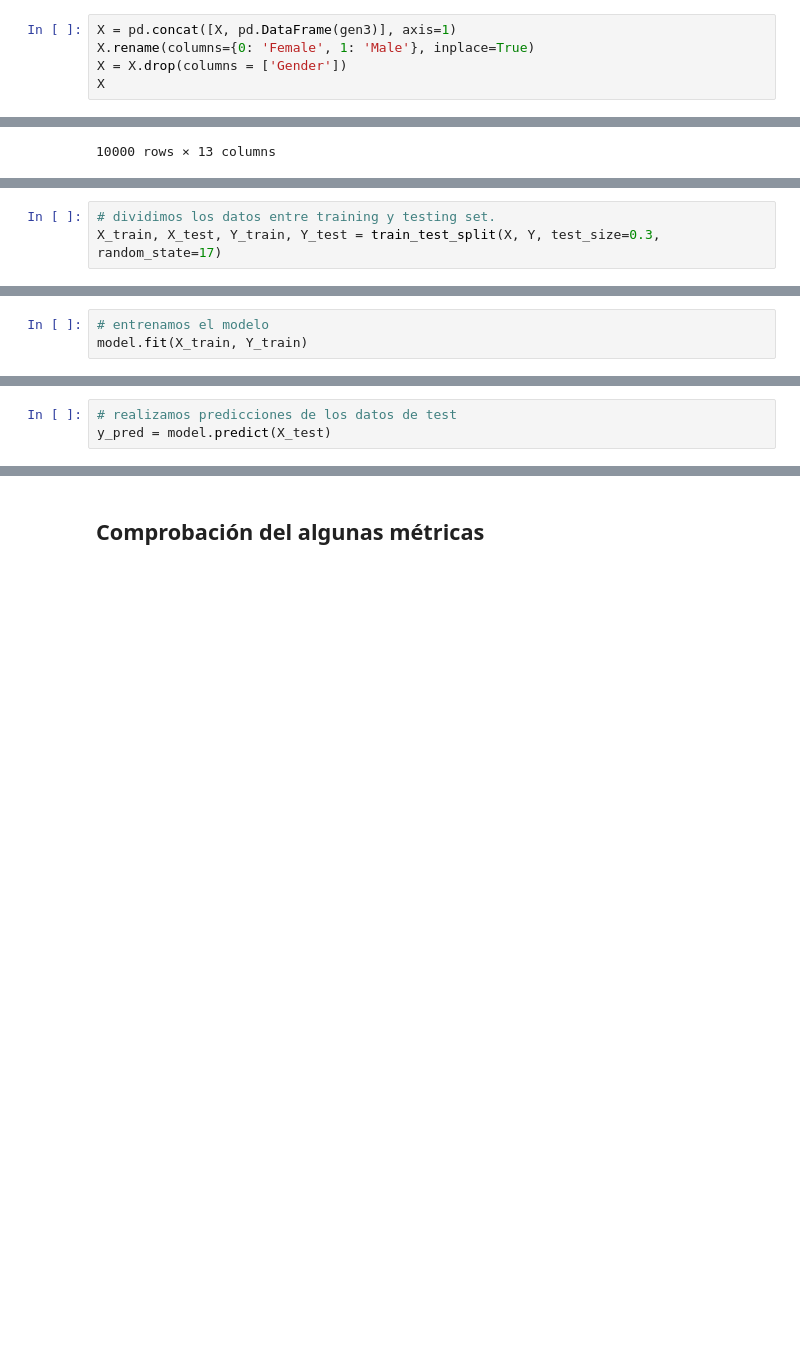
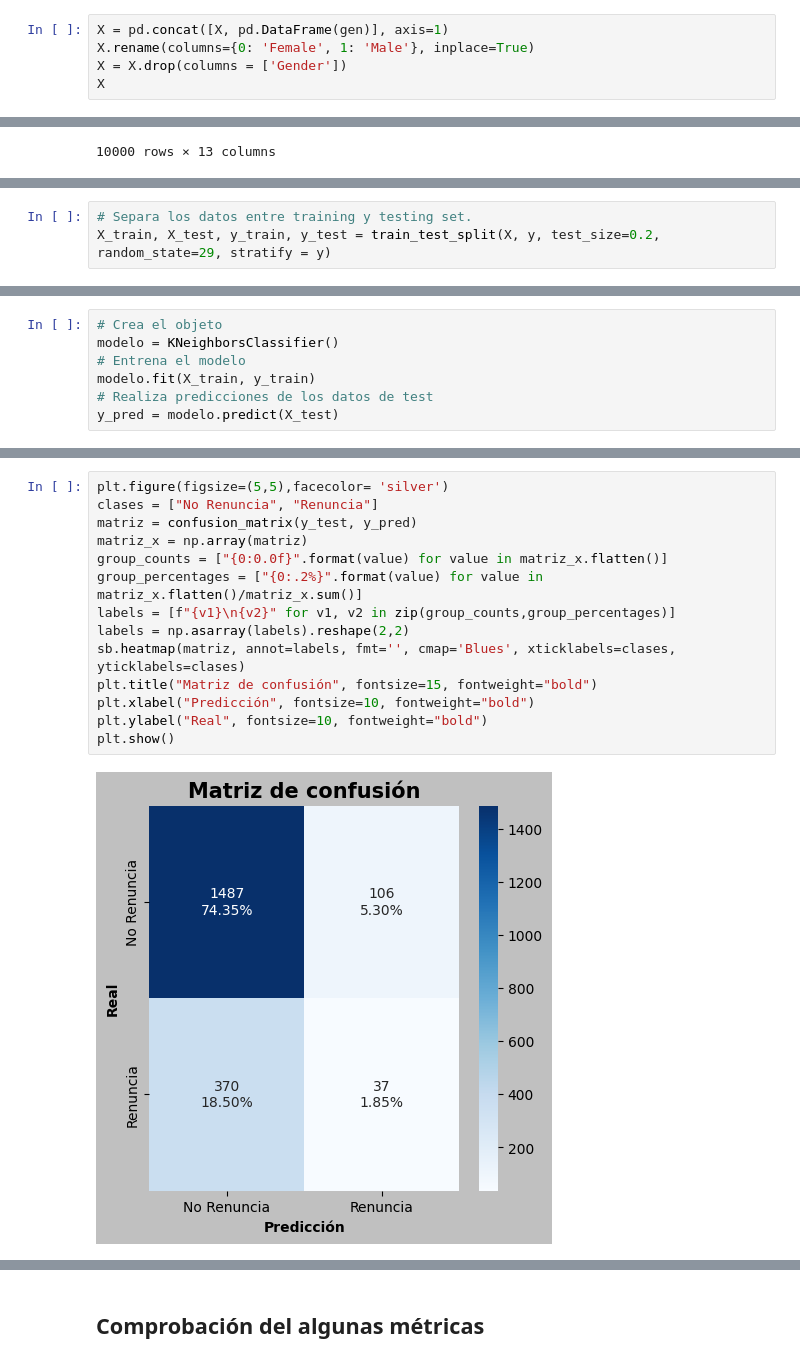
Before and after one commit to JaznaLaProfe/Machine-Learning, a Jupyter notebook: notebook/14-MLY0100_Aplicando_clasificación_con_KNN.ipynb, the cells around one changed output, grey strips where cells are left out. Drawn from its saved outputs; the diff is of its cells as text; blank space fills up the shorter version.

```diff
--- a/notebook/14-MLY0100_Aplicando_clasificación_con_KNN.ipynb
+++ b/notebook/14-MLY0100_Aplicando_clasificación_con_KNN.ipynb
@@ -200,7 +240,7 @@ array([[1., 0.],
        [0., 1.],
        [1., 0.]])
 # %%
-X = pd.concat([X, pd.DataFrame(gen3)], axis=1)
+X = pd.concat([X, pd.DataFrame(gen)], axis=1)
 X.rename(columns={0: 'Female', 1: 'Male'}, inplace=True)
 X = X.drop(columns = ['Gender'])
 X
@@ -228,3 +267,3 @@ from sklearn.model_selection import train_test_split
 # %%
-# dividimos los datos entre training y testing set.
-X_train, X_test, Y_train, Y_test = train_test_split(X, Y, test_size=0.3, random_state=17)
+# Separa los datos entre training y testing set.
+X_train, X_test, y_train, y_test = train_test_split(X, y, test_size=0.2, random_state=29, stratify = y)
@@ -237,3 +269,0 @@ model = KNeighborsClassifier()
-# %%
-# entrenamos el modelo
-model.fit(X_train, Y_train)
@@ -242,3 +270,7 @@ KNeighborsClassifier()
 # %%
-# realizamos predicciones de los datos de test
-y_pred = model.predict(X_test)
+# Crea el objeto
+modelo = KNeighborsClassifier()
+# Entrena el modelo
+modelo.fit(X_train, y_train)
+# Realiza predicciones de los datos de test
+y_pred = modelo.predict(X_test)
@@ -253 +282,17 @@ print(confusion_matrix(Y_test, y_pred))
+# %%
+plt.figure(figsize=(5,5),facecolor= 'silver')
+clases = ["No Renuncia", "Renuncia"]
+matriz = confusion_matrix(y_test, y_pred)
+matriz_x = np.array(matriz)
+group_counts = ["{0:0.0f}".format(value) for value in matriz_x.flatten()]
+group_percentages = ["{0:.2%}".format(value) for value in matriz_x.flatten()/matriz_x.sum()]
+labels = [f"{v1}\n{v2}" for v1, v2 in zip(group_counts,group_percentages)]
+labels = np.asarray(labels).reshape(2,2)
+sb.heatmap(matriz, annot=labels, fmt='', cmap='Blues', xticklabels=clases, yticklabels=clases)
+plt.title("Matriz de confusión", fontsize=15, fontweight="bold")
+plt.xlabel("Predicción", fontsize=10, fontweight="bold")
+plt.ylabel("Real", fontsize=10, fontweight="bold")
+plt.show()
+# %% [output]
+[figure, added]
 # %% [markdown]
```
Also changed, not shown: parts of 52 cells of this notebook, 1 other file.
